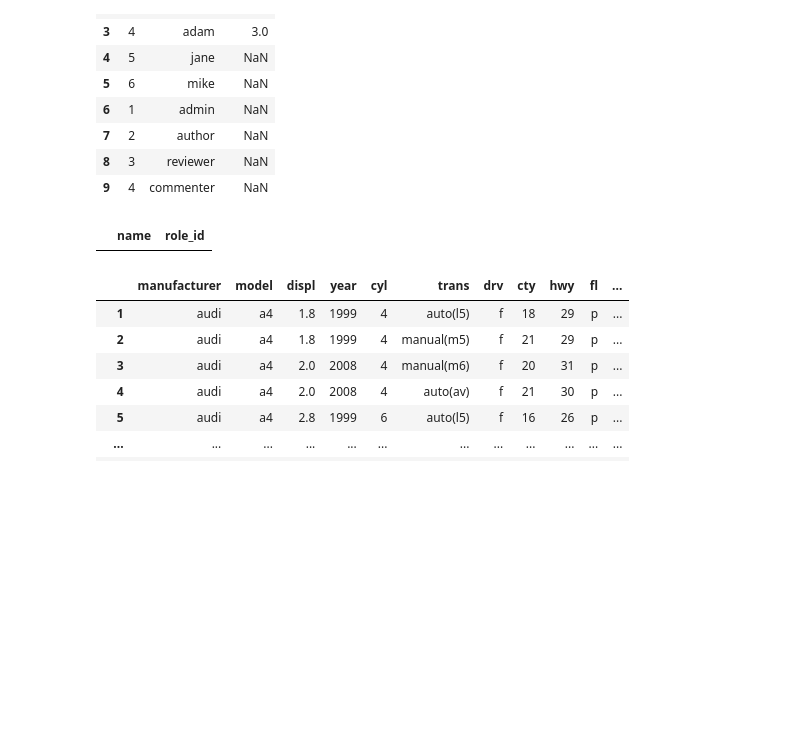
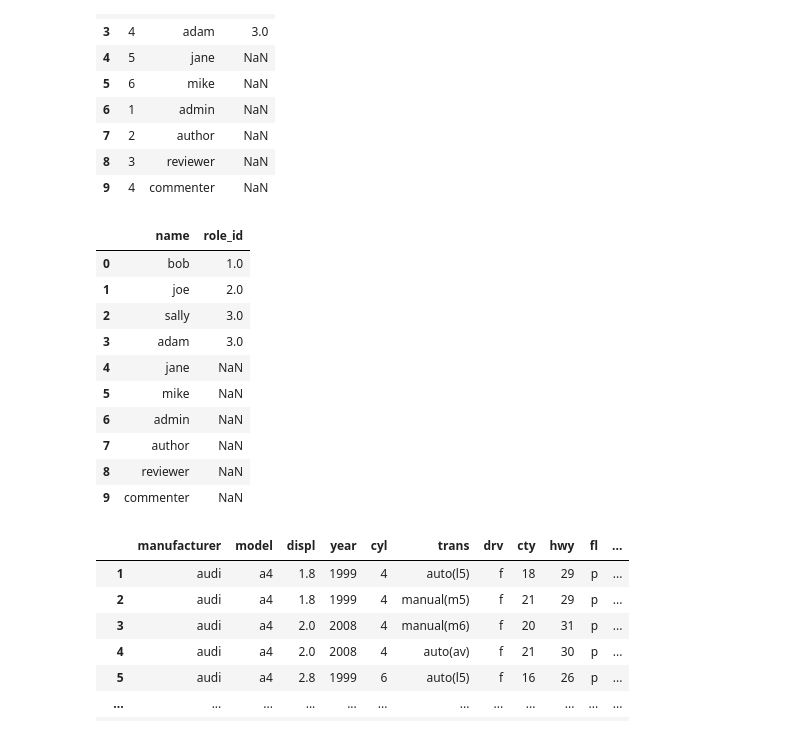
Before and after one commit to ihcrane/data-science-libraries, a Jupyter notebook: advanced_dataframes.ipynb, the cells around one changed output. Cells and saved outputs as stored; diff of their text form; code cells hidden in the pictures; blank space fills up the shorter version.

```diff
--- a/advanced_dataframes.ipynb
+++ b/advanced_dataframes.ipynb
@@ -174,10 +174,20 @@ users.merge(roles, how='outer')
 # %%
 # 4. What happens if you drop the foreign keys from the DataFrames and try to merge them?
 users_dropped = users.drop(columns='id')
 roles_dropped = roles.drop(columns='id')
-users_dropped.merge(roles_dropped, how='inner')
+users_dropped.merge(roles_dropped, how='outer')
 # %% [output]
 |  | name | role_id |
+| 0 | bob | 1.0 |
+| 1 | joe | 2.0 |
+| 2 | sally | 3.0 |
+| 3 | adam | 3.0 |
+| 4 | jane | NaN |
+| 5 | mike | NaN |
+| 6 | admin | NaN |
+| 7 | author | NaN |
+| 8 | reviewer | NaN |
+| 9 | commenter | NaN |
 # %%
 # 5. Load the mpg dataset from PyDataset.
 mpg = data('mpg')
```
Also changed, not shown: parts of 10 cells of this notebook, 4 other files.
